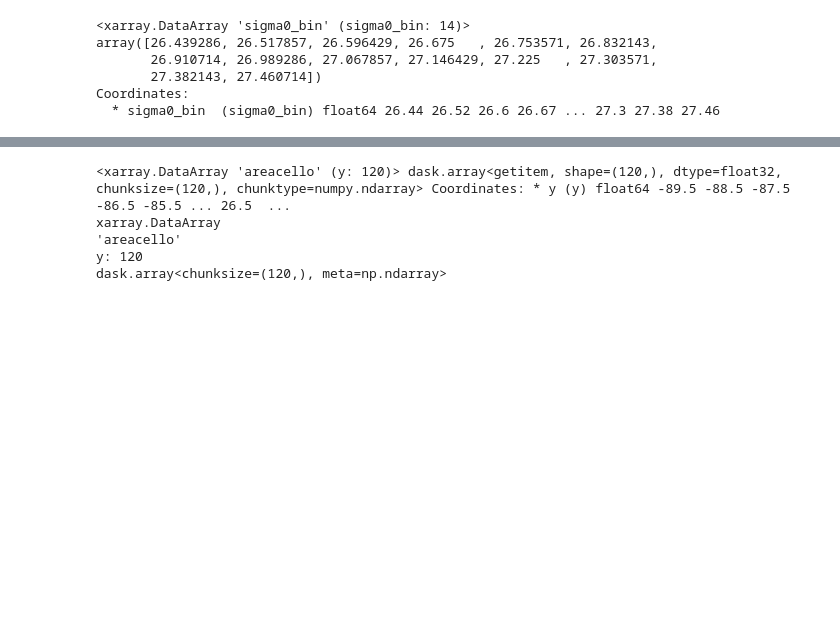
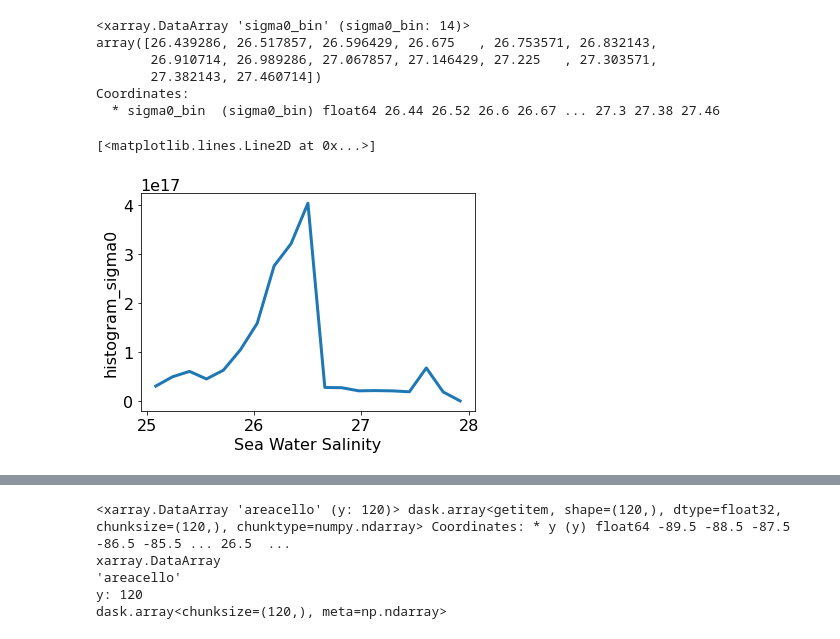
Before and after one commit to gmacgilchrist/seniorthesis, a Jupyter notebook: notebooks/PCO2_hist.ipynb, the cells around one changed output, grey strips where cells are left out. Saved outputs shown, nothing was run; the diff lists cells and outputs as text; code cells hidden in the pictures; blank space fills up the shorter version.

```diff
--- a/notebooks/PCO2_hist.ipynb
+++ b/notebooks/PCO2_hist.ipynb
@@ -575,3 +581,10 @@ array([26.439286, 26.517857, 26.596429, 26.675   , 26.753571, 26.832143,
        27.382143, 27.460714])
 Coordinates:
   * sigma0_bin  (sigma0_bin) float64 26.44 26.52 26.6 26.67 ... 27.3 27.38 27.46
+# %%
+ds = dd_x_500['CESM2-WACCM-FV2.gr.historical.Omon'].assign_coords(**newcoords3)
+h2 = histogram(ds['sigma0'].sel(y = slice(-80, 30)), bins = [binz], weights = ds.PCO2.sel(y = slice(-80, 30))*ds.lev_bounds*A_pac.sel(y = slice(-80, 30)))
+h2.plot(label = name, lw = 3)
+# %% [output]
+[<matplotlib.lines.Line2D at 0x...>]
+[figure, added]
```
Also changed, not shown: parts of 14 cells of this notebook.
